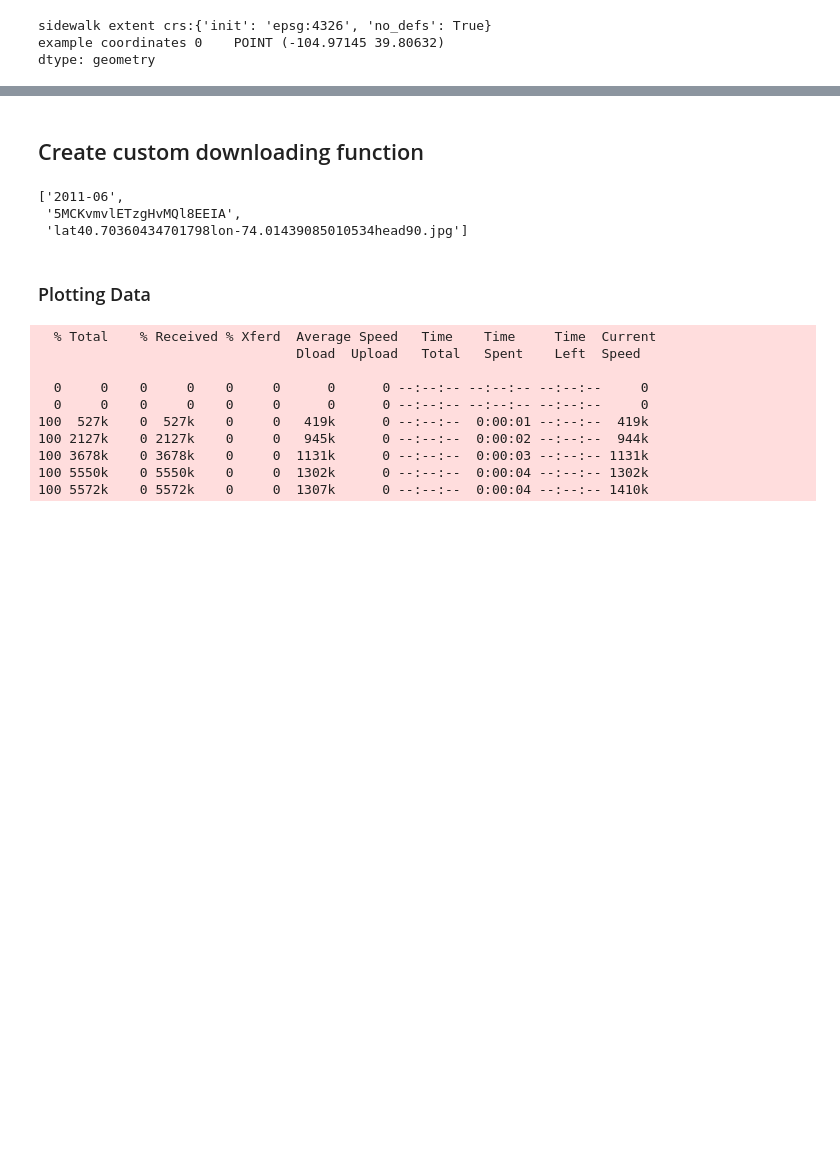
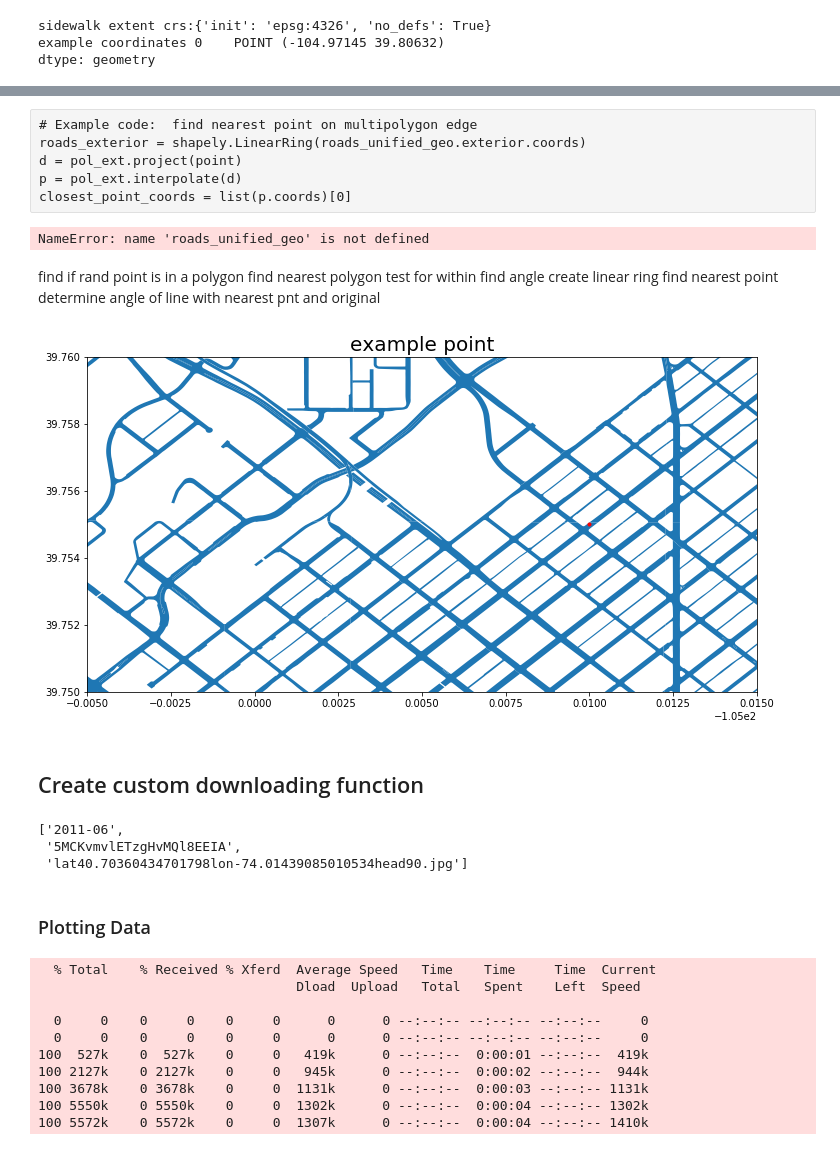
Before and after one commit to chrisoyer/sidewalk_deep-learning, a Jupyter notebook: sidewalks_deep_learning.ipynb, the cells around one changed output, grey strips where cells are left out. Cells and saved outputs as stored; diff of their text form; code cells hidden in the pictures; blank space fills up the shorter version.

```diff
--- a/sidewalks_deep_learning.ipynb
+++ b/sidewalks_deep_learning.ipynb
@@ -175,0 +140,10 @@ to_coords(generate_random_loc(5))
+# %% [raw]
+# Example code:  find nearest point on multipolygon edge
+roads_exterior = shapely.LinearRing(roads_unified_geo.exterior.coords)
+d = pol_ext.project(point)
+p = pol_ext.interpolate(d)
+closest_point_coords = list(p.coords)[0]
+# %%
+shapely.ops.nearest_points(roads_unified_geo, point2)[0].coords.xy
+# %% [output]
+NameError: name 'roads_unified_geo' is not defined
@@ -176,3 +207,21 @@ to_coords(generate_random_loc(5))
+# %% [markdown]
+find if rand point is in a polygon
+    find nearest polygon
+    test for within
+find angle
+    create linear ring
+    find nearest point
+    determine angle of line with nearest pnt and original
+# %%
+# Verify the merger looks right
+fig_rd_outline, ax_rd_outline = plt.subplots(figsize = (12,12))
+road_dist_gdf.geometry.plot(ax=ax_rd_outline)
+plt.plot(point.x, point.y, marker='o', markersize=3, color="red")
+ax_rd_outline.set_xlim(-105.005, -104.985)
+ax_rd_outline.set_ylim(39.750, 39.760)
+ax_rd_outline.set_title('example point', fontsize=20);
+# %% [output]
+[figure, added]
 # %% [markdown]
 ## Create custom downloading function
 # %%
```
Also changed, not shown: parts of 16 cells of this notebook.
